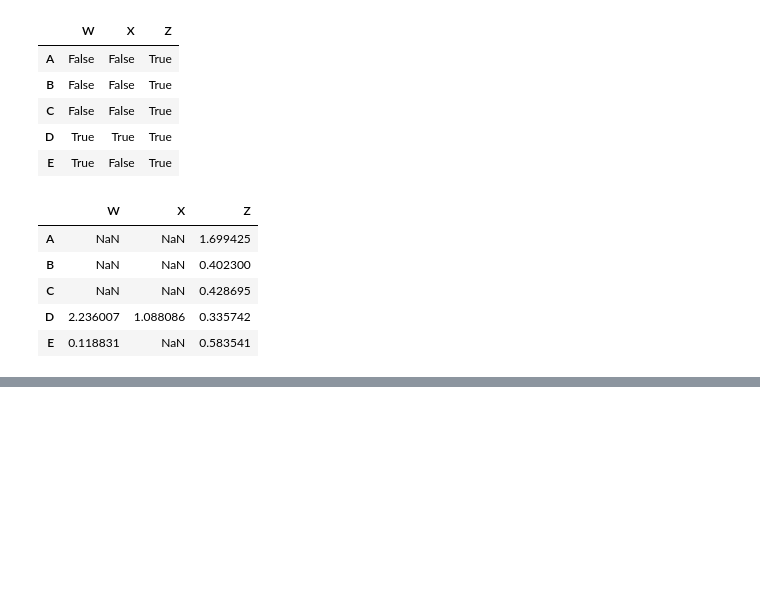
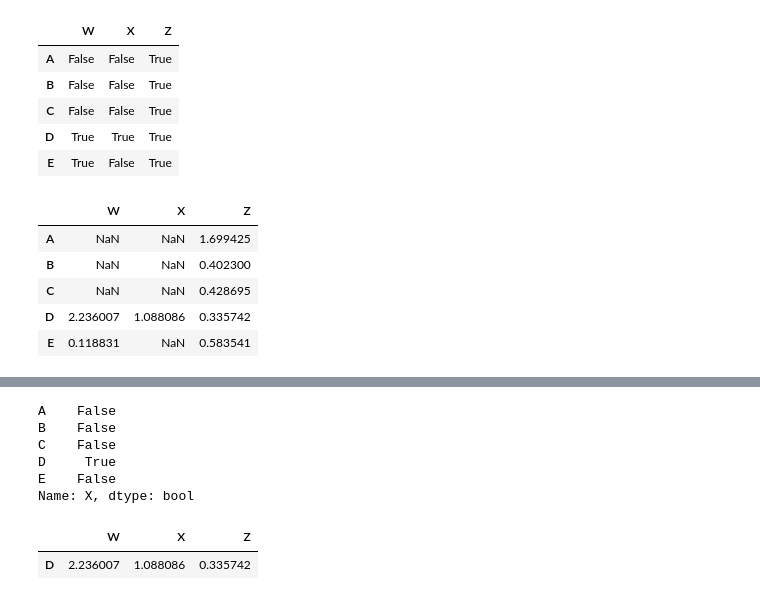
Before and after one commit to ludiemert/Analyzing_Data_Pandas_SQL, a Jupyter notebook: DataFrame.ipynb, the cells around one changed output, grey strips where cells are left out. Drawn from its saved outputs; the diff is of its cells as text; code cells hidden in the pictures; blank space fills up the shorter version.

```diff
--- a/DataFrame.ipynb
+++ b/DataFrame.ipynb
@@ -248,0 +258,15 @@ df[df > 0]
+# %%
+df['X'] > 0
+# %% [output]
+A    False
+B    False
+C    False
+D     True
+E    False
+Name: X, dtype: bool
+# %%
+# me retorne somente qdo for maior que 0 o indice
+df[df['X'] > 0]
+# %% [output]
+|  | W | X | Z |
+| D | 2.236007 | 1.088086 | 0.335742 |
```
Also changed, not shown: parts of 2 cells of this notebook, 3 other files.
